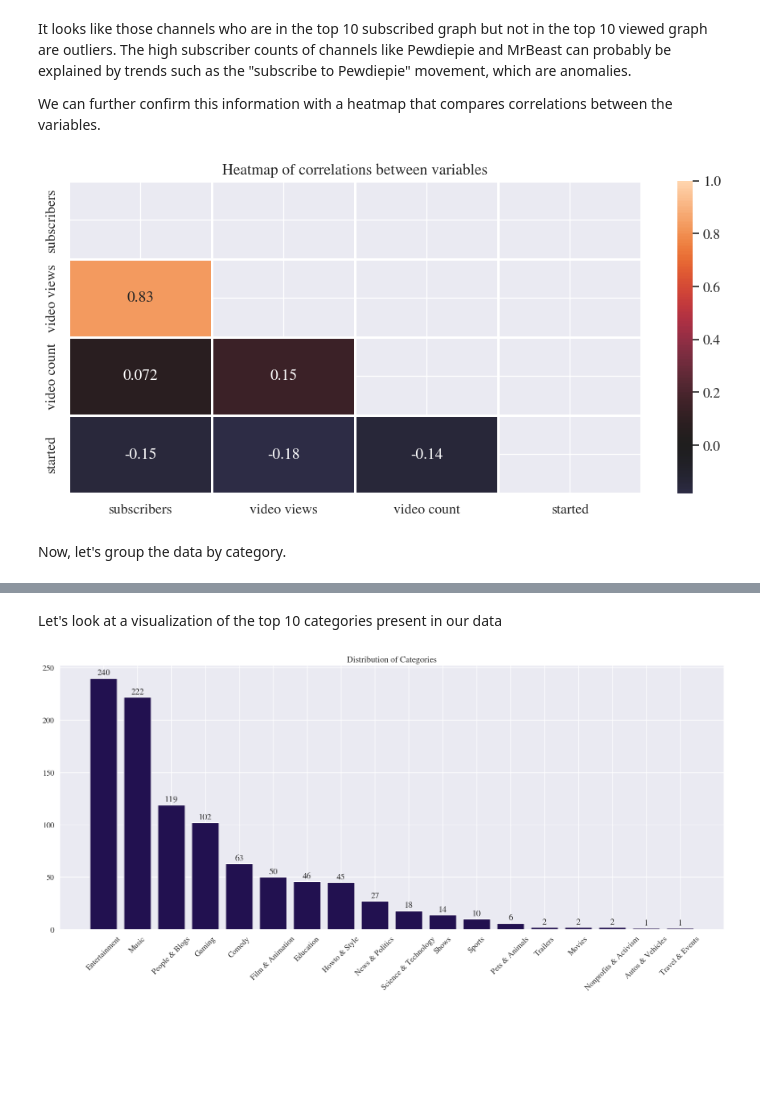
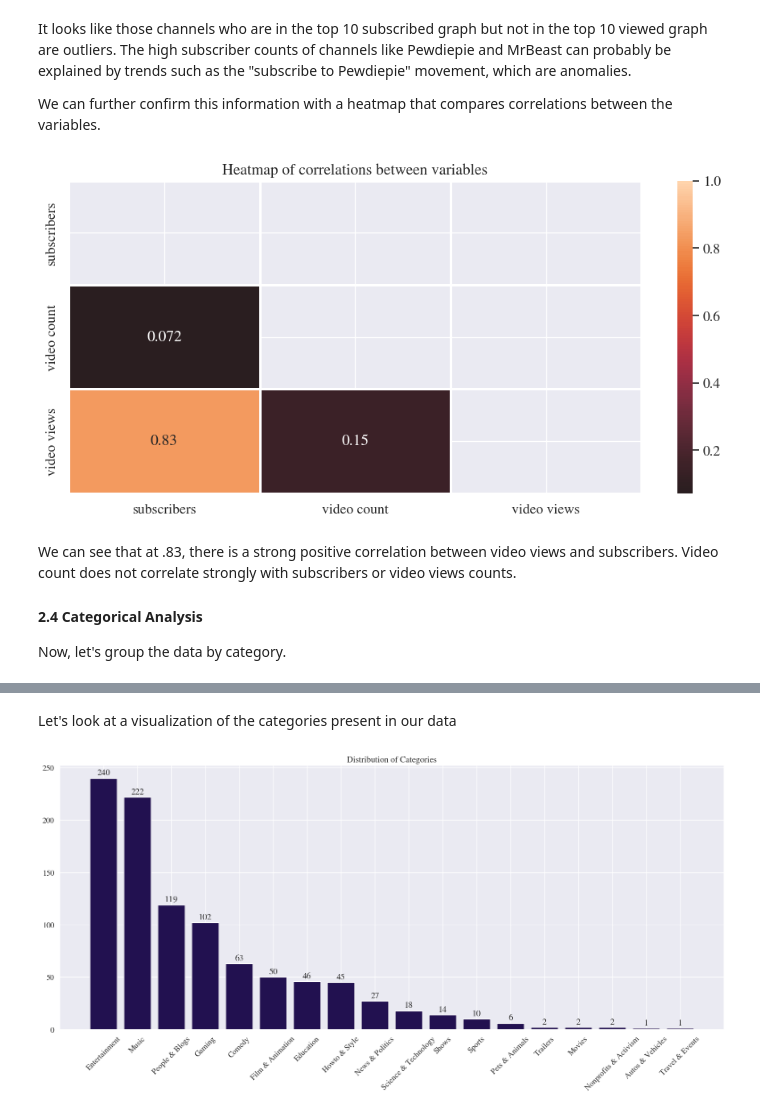
Before and after one commit to hnperry/yteda, a Jupyter notebook: yt.ipynb, the cells around one changed output, grey strips where cells are left out. Drawn from its saved outputs; the diff is of its cells as text; code cells hidden in the pictures; blank space fills up the shorter version.

```diff
--- a/yt.ipynb
+++ b/yt.ipynb
@@ -319,20 +368,23 @@ It looks like those channels who are in the top 10 subscribed graph but not in t
 
 We can further confirm this information with a heatmap that compares correlations between the variables.
 # %%
-import numpy as np
-
 plt.figure(figsize=(10,5))
-corr = numdata.corr()
+heatdf=numdata[['subscribers', 'video count', 'video views']]
+corr = heatdf.corr()
 mask = np.zeros_like(corr, dtype=bool)
 mask[np.triu_indices_from(mask)] = True
 sns.heatmap(corr, mask=mask, vmax=1, center=0,annot = True, linewidth=2)
 plt.title('Heatmap of correlations between variables')
 plt.tight_layout()
 plt.show()
 # %% [output]
-[figure, old version]
+[figure, new version]
-# %% [markdown]
-Now, let's group the data by category.
+# %% [markdown]
+We can see that at .83, there is a strong positive correlation between video views and subscribers. Video count does not correlate strongly with subscribers or video views counts.
+
+#### 2.4 Categorical Analysis
+
+Now, let's group the data by category.
 # %%
 categorydf = df.groupby('category').size().sort_values(ascending=False).reset_index(name='count')
 print(categorydf)
@@ -357,7 +409,7 @@ print(categorydf)
 16       Autos & Vehicles      1
 17        Travel & Events      1
 # %% [markdown]
-Let's look at a visualization of the top 10 categories present in our data
+Let's look at a visualization of the categories present in our data
 # %%
 sns.set_palette('magma')
 
```
Also changed, not shown: parts of 33 cells of this notebook, 1 other file.
